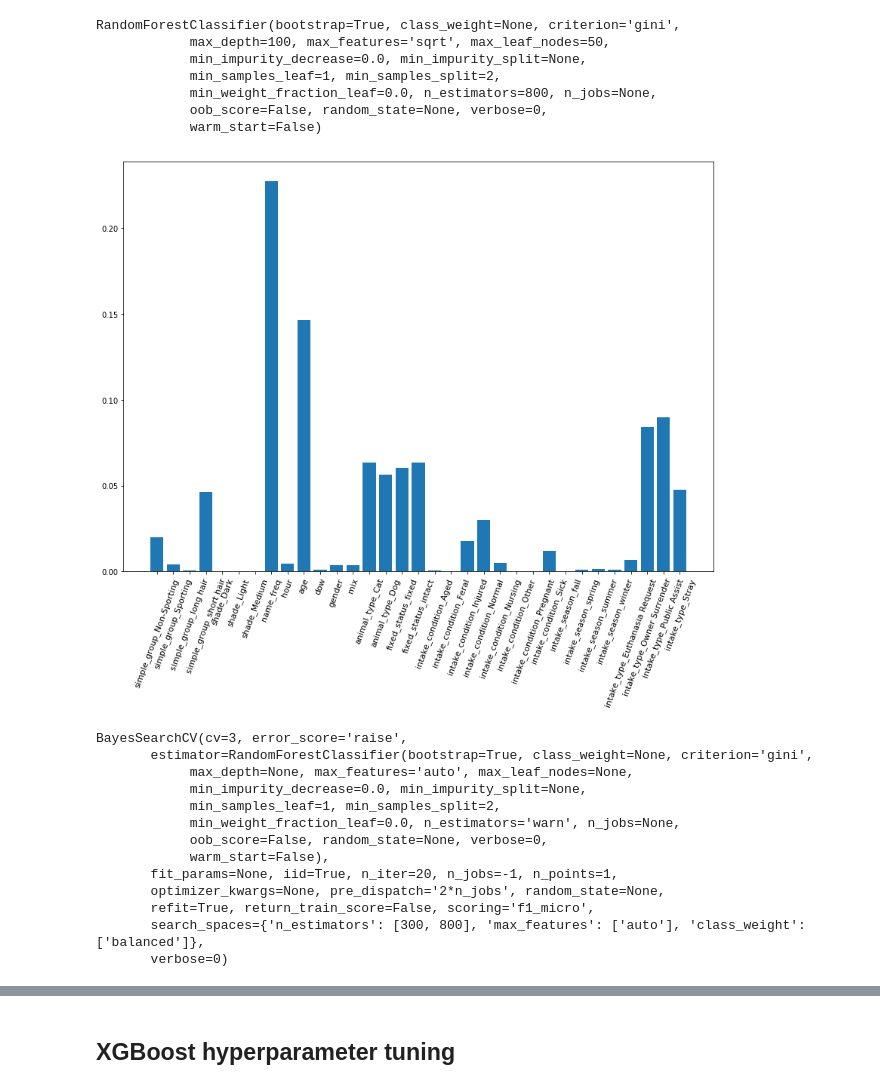
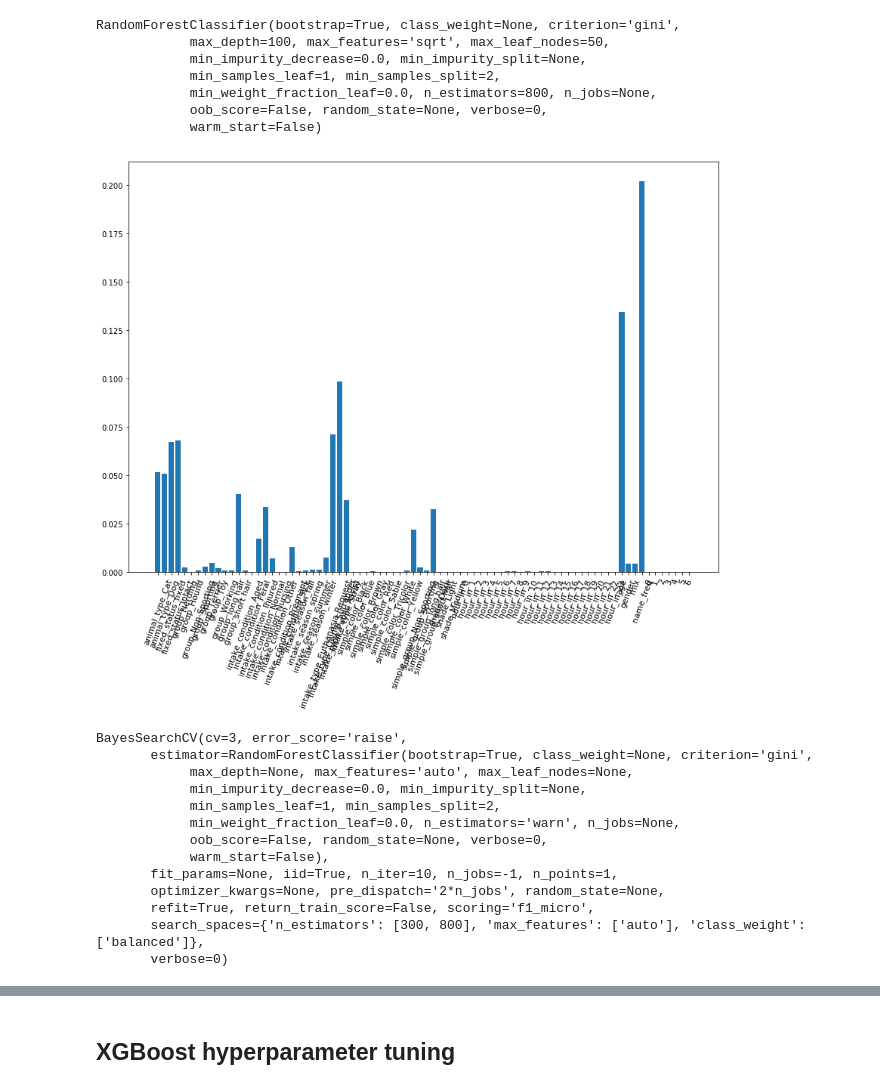
Before and after one commit to luketibbott/kojak, a Jupyter notebook: Model.ipynb, the cells around one changed output, grey strips where cells are left out. Drawn from its saved outputs; the diff is of its cells as text; code cells hidden in the pictures.

Commit message:
Add exploded categoricals and tune parameters once again

```diff
--- a/Model.ipynb
+++ b/Model.ipynb
@@ -157,5 +46,6 @@ df_model.head()
+# %%
+X = pd.concat([pd.get_dummies(df_model[['animal_type', 'fixed_status', 'group', 'intake_condition',
+                              'intake_season', 'intake_type', 'simple_color', 'simple_group',
+                              'shade', 'hour_in']]), df_model[['age', 'gender', 'mix', 'name_freq']]], axis=1)
 # %%
-df_model = pd.concat([pd.get_dummies(df[['simple_group', 'shade']]), df_model.drop(labels=['simple_group', 'shade'],
-                                                                       axis=1)], axis=1)
+X = pd.concat([X, pd.get_dummies(df_model['dow'])], axis=1)
-# %%
-df_model = df_model.dropna()
@@ -166,4 +52,2 @@ df_model.shape
-# %%
-X = df_model.iloc[:, :-1]
 # %%
 y = df_model.iloc[:, -1]
@@ -196,16 +88,16 @@ RandomForestClassifier(bootstrap=True, class_weight=None, criterion='gini',
             warm_start=False)
 # %%
 plt.figure(figsize=(14, 10))
-plt.bar(X_train.columns.values, rf_cv.feature_importances_)
+plt.bar(list(map(str, X_train.columns.values)), rf_cv.feature_importances_)
 plt.xticks(rotation=70, size=11);
 # %% [output]
-[figure, old version]
+[figure, new version]
 # %%
 rfc = RandomForestClassifier()
 
 tuning_params_rf = {'n_estimators': [300, 800], 'max_features': ['auto'], 'class_weight': ['balanced']}
 
-bs = BayesSearchCV(rfc, tuning_params_rf, n_jobs=-1, n_iter = 20, scoring='f1_micro', cv=3)
+bs = BayesSearchCV(rfc, tuning_params_rf, n_jobs=-1, n_iter = 10, scoring='f1_micro', cv=3)
 
 bs.fit(X_train, y_train)
 # %% [output]
@@ -217,7 +109,7 @@ BayesSearchCV(cv=3, error_score='raise',
             min_weight_fraction_leaf=0.0, n_estimators='warn', n_jobs=None,
             oob_score=False, random_state=None, verbose=0,
             warm_start=False),
-       fit_params=None, iid=True, n_iter=20, n_jobs=-1, n_points=1,
+       fit_params=None, iid=True, n_iter=10, n_jobs=-1, n_points=1,
        optimizer_kwargs=None, pre_dispatch='2*n_jobs', random_state=None,
        refit=True, return_train_score=False, scoring='f1_micro',
        search_spaces={'n_estimators': [300, 800], 'max_features': ['auto'], 'class_weight': ['balanced']},
```
Also changed, not shown: parts of 40 cells of this notebook.
